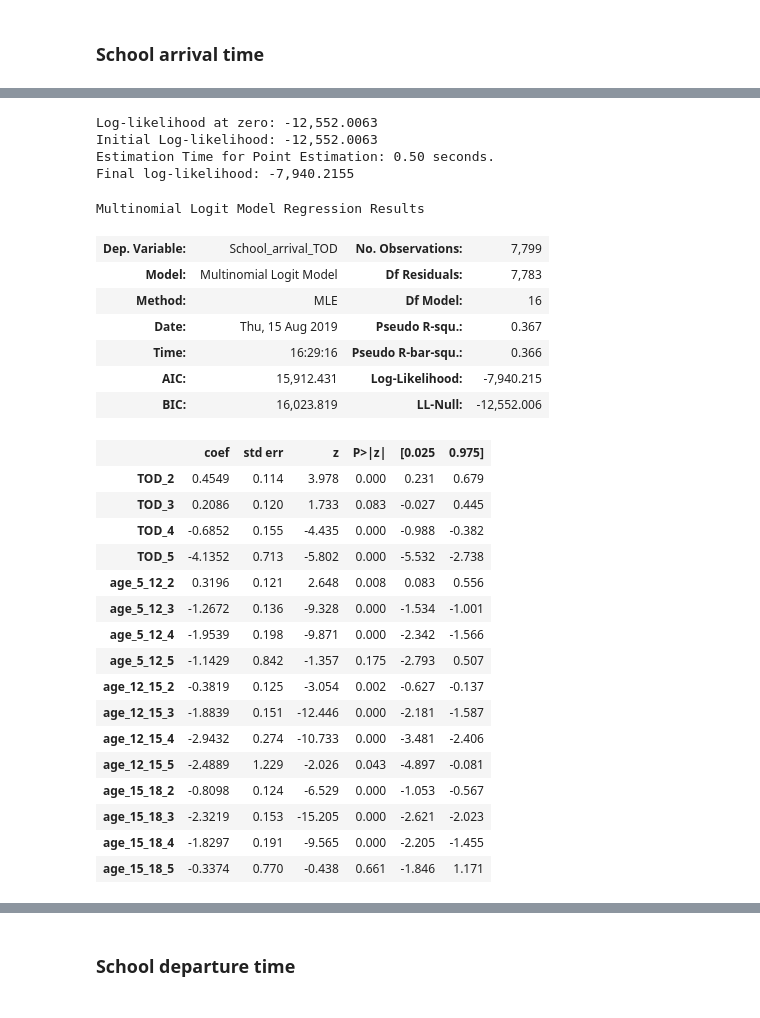
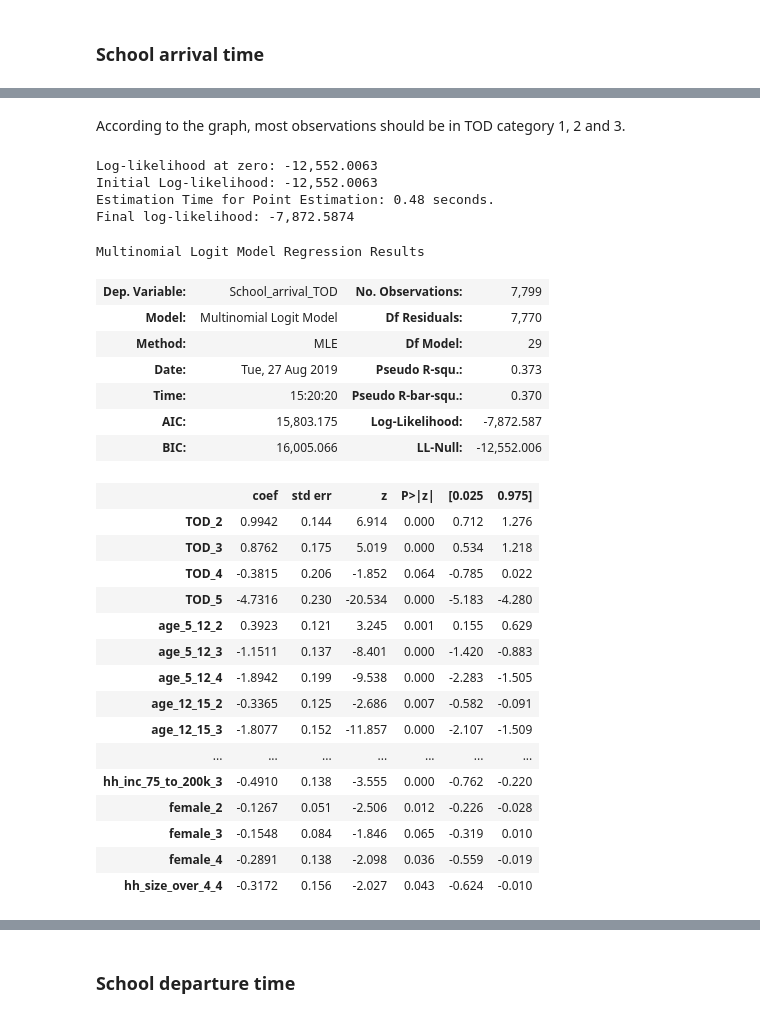
Before and after one commit to ual/activitysynth, a Jupyter notebook: activitysynth/notebooks/notebooks-juan/TOD_school_category_estimation.ipynb, the cells around one changed output, grey strips where cells are left out. Saved outputs shown, nothing was run; the diff lists cells and outputs as text; code cells hidden in the pictures.

```diff
--- a/activitysynth/notebooks/notebooks-juan/TOD_school_category_estimation.ipynb
+++ b/activitysynth/notebooks/notebooks-juan/TOD_school_category_estimation.ipynb
@@ -131,3 +90,6 @@ person[person.SAMPN == 1032053]
 | 11 | 1032053 | 5 | 3 | 2 | 5 | NaN | 1 | 97.0 | NaN | NaN | NaN | ... |
 | 12 | 1032053 | 6 | 3 | 1 | 1 | NaN | 1 | 97.0 | NaN | NaN | NaN | ... |
 6 rows × 148 columns
+# %%
+person.loc[:,['SXCORD', 'SYCORD']]
+person.SXCORD.replace('HIDDEN', np.nan, inplace = True)
@@ -134,3 +100,5 @@ person[person.SAMPN == 1032053]
+# %%
+person.SNAME.replace('HIDDEN', np.nan, inplace = True)
 # %%
 person = person[['SAMPN','PERNO','GEND','AGE','HISP','RACE1','RACE2','RACE3','RACE4',
                  'EDUCA']]
@@ -309,3 +273,5 @@ trips_final['person_id'] = trips_final['HHPER']
+# %% [markdown]
+According to the graph, most observations should be in TOD category 1, 2 and 3.
 # %%
 #Converting wide to long format
 #I need to trick pylogits function with alternative specific variable - Note that we don't truly have them for this case.
@@ -355,41 +343,40 @@ example_names["age_15_18"] = ['age_15_18_2', 'age_15_18_3', 'age_15_18_4', 'age_
 # %%
 S_TOD_Categories = pl.create_choice_model(data=trips_long,
                                      alt_id_col='alt_id',
                                      obs_id_col='person_id',
                                      choice_col='School_arrival_TOD',
-                                     specification=example_specification,
+                                     specification=TOD_specification,
                                      model_type="MNL",
-                                     names=example_names)
+                                     names=TOD_names)
 
-S_TOD_Categories.fit_mle(np.zeros(16))
+S_TOD_Categories.fit_mle(np.zeros(29))
 S_TOD_Categories.get_statsmodels_summary()
 # %% [output]
 Log-likelihood at zero: -12,552.0063
 Initial Log-likelihood: -12,552.0063
-Estimation Time for Point Estimation: 0.50 seconds.
-Final log-likelihood: -7,940.2155
+Estimation Time for Point Estimation: 0.48 seconds.
+Final log-likelihood: -7,872.5874
 Multinomial Logit Model Regression Results
 | Dep. Variable: | School_arrival_TOD | No. Observations: | 7,799 |
-| Model: | Multinomial Logit Model | Df Residuals: | 7,783 |
-| Method: | MLE | Df Model: | 16 |
-| Date: | Thu, 15 Aug 2019 | Pseudo R-squ.: | 0.367 |
-| Time: | 16:29:16 | Pseudo R-bar-squ.: | 0.366 |
-| AIC: | 15,912.431 | Log-Likelihood: | -7,940.215 |
-| BIC: | 16,023.819 | LL-Null: | -12,552.006 |
+| Model: | Multinomial Logit Model | Df Residuals: | 7,770 |
+| Method: | MLE | Df Model: | 29 |
+| Date: | Tue, 27 Aug 2019 | Pseudo R-squ.: | 0.373 |
+| Time: | 15:20:20 | Pseudo R-bar-squ.: | 0.370 |
+| AIC: | 15,803.175 | Log-Likelihood: | -7,872.587 |
+| BIC: | 16,005.066 | LL-Null: | -12,552.006 |
 |  | coef | std err | z | P>|z| | [0.025 | 0.975] |
-| TOD_2 | 0.4549 | 0.114 | 3.978 | 0.000 | 0.231 | 0.679 |
-| TOD_3 | 0.2086 | 0.120 | 1.733 | 0.083 | -0.027 | 0.445 |
-| TOD_4 | -0.6852 | 0.155 | -4.435 | 0.000 | -0.988 | -0.382 |
-| TOD_5 | -4.1352 | 0.713 | -5.802 | 0.000 | -5.532 | -2.738 |
-| age_5_12_2 | 0.3196 | 0.121 | 2.648 | 0.008 | 0.083 | 0.556 |
-| age_5_12_3 | -1.2672 | 0.136 | -9.328 | 0.000 | -1.534 | -1.001 |
-| age_5_12_4 | -1.9539 | 0.198 | -9.871 | 0.000 | -2.342 | -1.566 |
-| age_5_12_5 | -1.1429 | 0.842 | -1.357 | 0.175 | -2.793 | 0.507 |
-| age_12_15_2 | -0.3819 | 0.125 | -3.054 | 0.002 | -0.627 | -0.137 |
-| age_12_15_3 | -1.8839 | 0.151 | -12.446 | 0.000 | -2.181 | -1.587 |
-| age_12_15_4 | -2.9432 | 0.274 | -10.733 | 0.000 | -3.481 | -2.406 |
-| age_12_15_5 | -2.4889 | 1.229 | -2.026 | 0.043 | -4.897 | -0.081 |
-| age_15_18_2 | -0.8098 | 0.124 | -6.529 | 0.000 | -1.053 | -0.567 |
-| age_15_18_3 | -2.3219 | 0.153 | -15.205 | 0.000 | -2.621 | -2.023 |
-| age_15_18_4 | -1.8297 | 0.191 | -9.565 | 0.000 | -2.205 | -1.455 |
-| age_15_18_5 | -0.3374 | 0.770 | -0.438 | 0.661 | -1.846 | 1.171 |
+| TOD_2 | 0.9942 | 0.144 | 6.914 | 0.000 | 0.712 | 1.276 |
+| TOD_3 | 0.8762 | 0.175 | 5.019 | 0.000 | 0.534 | 1.218 |
+| TOD_4 | -0.3815 | 0.206 | -1.852 | 0.064 | -0.785 | 0.022 |
+| TOD_5 | -4.7316 | 0.230 | -20.534 | 0.000 | -5.183 | -4.280 |
+| age_5_12_2 | 0.3923 | 0.121 | 3.245 | 0.001 | 0.155 | 0.629 |
+| age_5_12_3 | -1.1511 | 0.137 | -8.401 | 0.000 | -1.420 | -0.883 |
+| age_5_12_4 | -1.8942 | 0.199 | -9.538 | 0.000 | -2.283 | -1.505 |
+| age_12_15_2 | -0.3365 | 0.125 | -2.686 | 0.007 | -0.582 | -0.091 |
+| age_12_15_3 | -1.8077 | 0.152 | -11.857 | 0.000 | -2.107 | -1.509 |
+| ... | ... | ... | ... | ... | ... | ... |
+| hh_inc_75_to_200k_3 | -0.4910 | 0.138 | -3.555 | 0.000 | -0.762 | -0.220 |
+| female_2 | -0.1267 | 0.051 | -2.506 | 0.012 | -0.226 | -0.028 |
+| female_3 | -0.1548 | 0.084 | -1.846 | 0.065 | -0.319 | 0.010 |
+| female_4 | -0.2891 | 0.138 | -2.098 | 0.036 | -0.559 | -0.019 |
+| hh_size_over_4_4 | -0.3172 | 0.156 | -2.027 | 0.043 | -0.624 | -0.010 |
```
Also changed, not shown: parts of 16 cells of this notebook, 5 other files.
